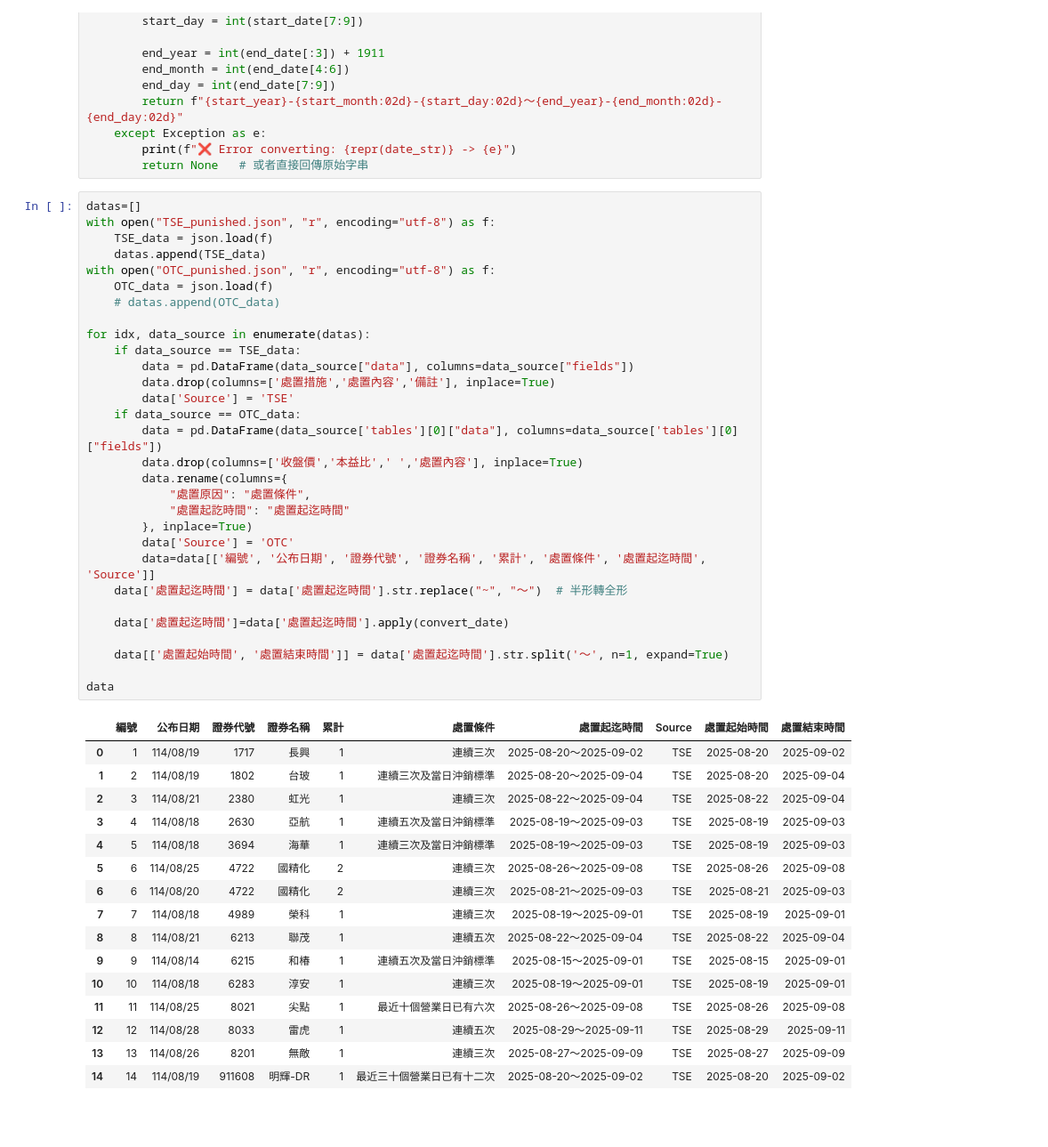
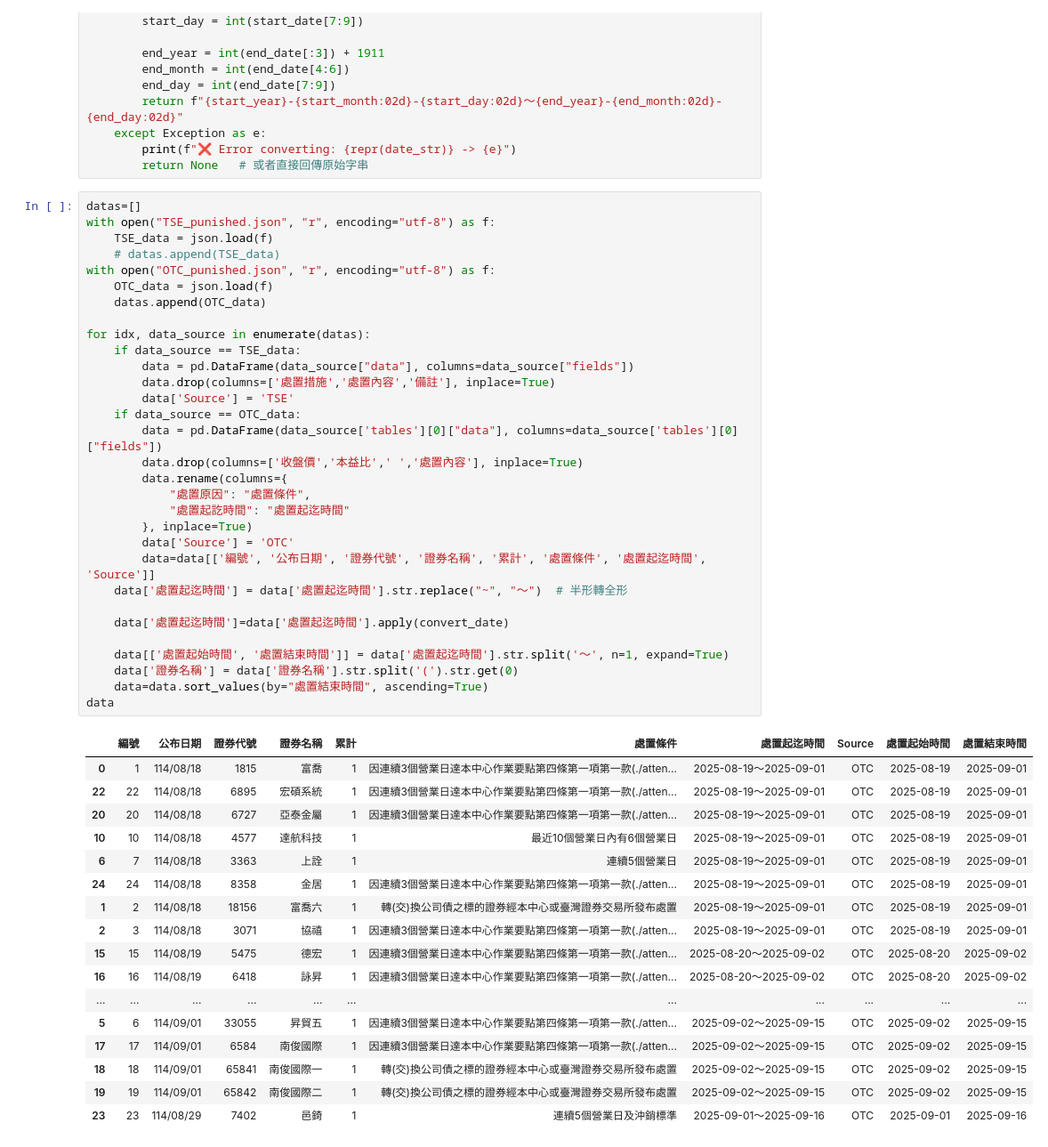
Before and after one commit to gostcok/WarningList, a Jupyter notebook: test.ipynb, the cells around one changed output. Shown: that part at 89% size. Saved outputs shown, nothing was run; the diff lists cells and outputs as text; blank space fills up the shorter version.

```diff
--- a/test.ipynb
+++ b/test.ipynb
@@ -55,47 +55,49 @@ def convert_date(date_str):
 # %%
 datas=[]
 with open("TSE_punished.json", "r", encoding="utf-8") as f:
     TSE_data = json.load(f)
-    datas.append(TSE_data)
+    # datas.append(TSE_data)
 with open("OTC_punished.json", "r", encoding="utf-8") as f:
     OTC_data = json.load(f)
-    # datas.append(OTC_data)
+    datas.append(OTC_data)
 
 for idx, data_source in enumerate(datas):
     if data_source == TSE_data:
         data = pd.DataFrame(data_source["data"], columns=data_source["fields"])
         data.drop(columns=['處置措施','處置內容','備註'], inplace=True)
         data['Source'] = 'TSE'
     if data_source == OTC_data:
         data = pd.DataFrame(data_source['tables'][0]["data"], columns=data_source['tables'][0]["fields"])
         data.drop(columns=['收盤價','本益比',' ','處置內容'], inplace=True)
         data.rename(columns={
             "處置原因": "處置條件",
             "處置起訖時間": "處置起迄時間"
         }, inplace=True)
         data['Source'] = 'OTC'
         data=data[['編號', '公布日期', '證券代號', '證券名稱', '累計', '處置條件', '處置起迄時間', 'Source']]
     data['處置起迄時間'] = data['處置起迄時間'].str.replace("~", "～")  # 半形轉全形
 
     data['處置起迄時間']=data['處置起迄時間'].apply(convert_date)
 
     data[['處置起始時間', '處置結束時間']] = data['處置起迄時間'].str.split('～', n=1, expand=True)
-
+    data['證券名稱'] = data['證券名稱'].str.split('(').str.get(0)
+    data=data.sort_values(by="處置結束時間", ascending=True)
 data
 # %% [output]
 |  | 編號 | 公布日期 | 證券代號 | 證券名稱 | 累計 | 處置條件 | 處置起迄時間 | Source | 處置起始時間 | 處置結束時間 |
-| 0 | 1 | 114/08/19 | 1717 | 長興 | 1 | 連續三次 | 2025-08-20～2025-09-02 | TSE | 2025-08-20 | 2025-09-02 |
-| 1 | 2 | 114/08/19 | 1802 | 台玻 | 1 | 連續三次及當日沖銷標準 | 2025-08-20～2025-09-04 | TSE | 2025-08-20 | 2025-09-04 |
-| 2 | 3 | 114/08/21 | 2380 | 虹光 | 1 | 連續三次 | 2025-08-22～2025-09-04 | TSE | 2025-08-22 | 2025-09-04 |
-| 3 | 4 | 114/08/18 | 2630 | 亞航 | 1 | 連續五次及當日沖銷標準 | 2025-08-19～2025-09-03 | TSE | 2025-08-19 | 2025-09-03 |
-| 4 | 5 | 114/08/18 | 3694 | 海華 | 1 | 連續三次及當日沖銷標準 | 2025-08-19～2025-09-03 | TSE | 2025-08-19 | 2025-09-03 |
-| 5 | 6 | 114/08/25 | 4722 | 國精化 | 2 | 連續三次 | 2025-08-26～2025-09-08 | TSE | 2025-08-26 | 2025-09-08 |
-| 6 | 6 | 114/08/20 | 4722 | 國精化 | 2 | 連續三次 | 2025-08-21～2025-09-03 | TSE | 2025-08-21 | 2025-09-03 |
-| 7 | 7 | 114/08/18 | 4989 | 榮科 | 1 | 連續三次 | 2025-08-19～2025-09-01 | TSE | 2025-08-19 | 2025-09-01 |
-| 8 | 8 | 114/08/21 | 6213 | 聯茂 | 1 | 連續五次 | 2025-08-22～2025-09-04 | TSE | 2025-08-22 | 2025-09-04 |
-| 9 | 9 | 114/08/14 | 6215 | 和椿 | 1 | 連續五次及當日沖銷標準 | 2025-08-15～2025-09-01 | TSE | 2025-08-15 | 2025-09-01 |
-| 10 | 10 | 114/08/18 | 6283 | 淳安 | 1 | 連續三次 | 2025-08-19～2025-09-01 | TSE | 2025-08-19 | 2025-09-01 |
-| 11 | 11 | 114/08/25 | 8021 | 尖點 | 1 | 最近十個營業日已有六次 | 2025-08-26～2025-09-08 | TSE | 2025-08-26 | 2025-09-08 |
-| 12 | 12 | 114/08/28 | 8033 | 雷虎 | 1 | 連續五次 | 2025-08-29～2025-09-11 | TSE | 2025-08-29 | 2025-09-11 |
-| 13 | 13 | 114/08/26 | 8201 | 無敵 | 1 | 連續三次 | 2025-08-27～2025-09-09 | TSE | 2025-08-27 | 2025-09-09 |
-| 14 | 14 | 114/08/19 | 911608 | 明輝-DR | 1 | 最近三十個營業日已有十二次 | 2025-08-20～2025-09-02 | TSE | 2025-08-20 | 2025-09-02 |
+| 0 | 1 | 114/08/18 | 1815 | 富喬 | 1 | 因連續3個營業日達本中心作業要點第四條第一項第一款(./atten... | 2025-08-19～2025-09-01 | OTC | 2025-08-19 | 2025-09-01 |
+| 22 | 22 | 114/08/18 | 6895 | 宏碩系統 | 1 | 因連續3個營業日達本中心作業要點第四條第一項第一款(./atten... | 2025-08-19～2025-09-01 | OTC | 2025-08-19 | 2025-09-01 |
+| 20 | 20 | 114/08/18 | 6727 | 亞泰金屬 | 1 | 因連續3個營業日達本中心作業要點第四條第一項第一款(./atten... | 2025-08-19～2025-09-01 | OTC | 2025-08-19 | 2025-09-01 |
+| 10 | 10 | 114/08/18 | 4577 | 達航科技 | 1 | 最近10個營業日內有6個營業日 | 2025-08-19～2025-09-01 | OTC | 2025-08-19 | 2025-09-01 |
+| 6 | 7 | 114/08/18 | 3363 | 上詮 | 1 | 連續5個營業日 | 2025-08-19～2025-09-01 | OTC | 2025-08-19 | 2025-09-01 |
+| 24 | 24 | 114/08/18 | 8358 | 金居 | 1 | 因連續3個營業日達本中心作業要點第四條第一項第一款(./atten... | 2025-08-19～2025-09-01 | OTC | 2025-08-19 | 2025-09-01 |
+| 1 | 2 | 114/08/18 | 18156 | 富喬六 | 1 | 轉(交)換公司債之標的證券經本中心或臺灣證券交易所發布處置 | 2025-08-19～2025-09-01 | OTC | 2025-08-19 | 2025-09-01 |
+| 2 | 3 | 114/08/18 | 3071 | 協禧 | 1 | 因連續3個營業日達本中心作業要點第四條第一項第一款(./atten... | 2025-08-19～2025-09-01 | OTC | 2025-08-19 | 2025-09-01 |
+| 15 | 15 | 114/08/19 | 5475 | 德宏 | 1 | 因連續3個營業日達本中心作業要點第四條第一項第一款(./atten... | 2025-08-20～2025-09-02 | OTC | 2025-08-20 | 2025-09-02 |
+| 16 | 16 | 114/08/19 | 6418 | 詠昇 | 1 | 因連續3個營業日達本中心作業要點第四條第一項第一款(./atten... | 2025-08-20～2025-09-02 | OTC | 2025-08-20 | 2025-09-02 |
+| ... | ... | ... | ... | ... | ... | ... | ... | ... | ... | ... |
+| 5 | 6 | 114/09/01 | 33055 | 昇貿五 | 1 | 因連續3個營業日達本中心作業要點第四條第一項第一款(./atten... | 2025-09-02～2025-09-15 | OTC | 2025-09-02 | 2025-09-15 |
+| 17 | 17 | 114/09/01 | 6584 | 南俊國際 | 1 | 因連續3個營業日達本中心作業要點第四條第一項第一款(./atten... | 2025-09-02～2025-09-15 | OTC | 2025-09-02 | 2025-09-15 |
+| 18 | 18 | 114/09/01 | 65841 | 南俊國際一 | 1 | 轉(交)換公司債之標的證券經本中心或臺灣證券交易所發布處置 | 2025-09-02～2025-09-15 | OTC | 2025-09-02 | 2025-09-15 |
+| 19 | 19 | 114/09/01 | 65842 | 南俊國際二 | 1 | 轉(交)換公司債之標的證券經本中心或臺灣證券交易所發布處置 | 2025-09-02～2025-09-15 | OTC | 2025-09-02 | 2025-09-15 |
+| 23 | 23 | 114/08/29 | 7402 | 邑錡 | 1 | 連續5個營業日及沖銷標準 | 2025-09-01～2025-09-16 | OTC | 2025-09-01 | 2025-09-16 |
```
Also changed, not shown: parts of 1 cell of this notebook, 14 other files.
